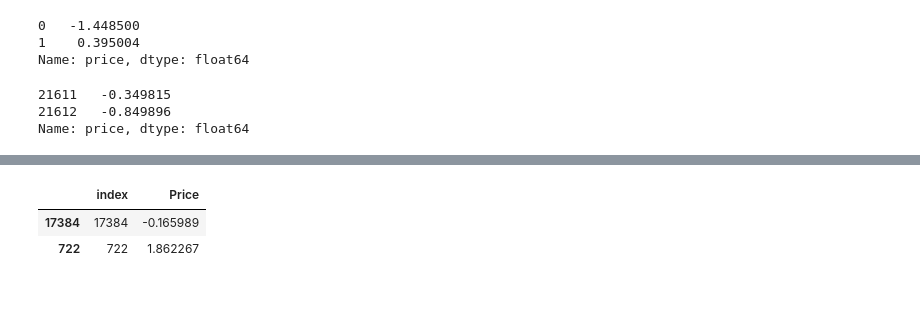
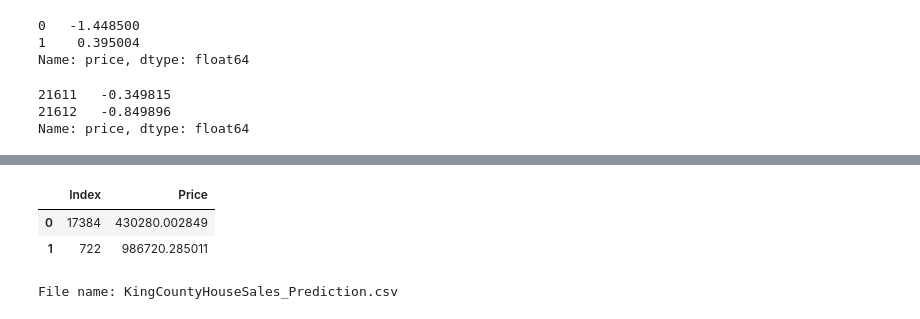
Before and after one commit to AdityaSreevatsaK/DS-ML-Playground, a Jupyter notebook: c. Jupyter Notebooks/King County House Sales.ipynb, the cells around one changed output, grey strips where cells are left out. Drawn from its saved outputs; the diff is of its cells as text; code cells hidden in the pictures.

```diff
--- a/c. Jupyter Notebooks/King County House Sales.ipynb
+++ b/c. Jupyter Notebooks/King County House Sales.ipynb
@@ -17,7 +14,7 @@ import statsmodels.api as sm
 
 warnings.filterwarnings('ignore')
 # %%
-house_data = pd.read_csv("kc_house_data.csv")
+house_data = pd.read_csv("../b. Datasets/King County House Sales/King County House Sales.csv")
 # %%
 display(house_data.head(2))
 display(house_data.tail(2))
@@ -297,9 +299,10 @@ plt.show()
 # %%
-y_test_pred_padded = np.zeros((6484, 21))
-y_test_pred_padded[:, 2] = y_test_pred.values.flatten()
-y_test_pred_original = standard_scaler.inverse_transform(y_test_pred_padded)
-y_test_pred = y_test_pred_original[:, 2]
-y_test_pred = y_test_pred.reshape(-1, 1)
-y_test_pred = yeo_johnson.inverse_transform(y_test_pred)
+
+y_test_pred_padded = np.zeros((6484, 25))
+y_test_pred_padded[:, 1] = y_test_pred.values
+y_test_pred_inv_transform = yeo_johnson.inverse_transform(y_test_pred_padded)
+y_test_pred_original_scale = standard_scaler.inverse_transform(y_test_pred_inv_transform)
+y_test_pred = pd.DataFrame(y_test_pred_original_scale, columns=feature_names)
+y_test_pred = y_test_pred['price']
 y_test_pred
 # %% [output]
@@ -307,11 +321,18 @@ ValueError: operands could not be broadcast together with shapes (6484,21) (25,)
 # %%
 
 submission_dataframe = pd.DataFrame({
-    'index': X_test.index,
+    'Index': X_test.index,
     'Price': y_test_pred
 })
 submission_dataframe.head(2)
 # %% [output]
-|  | index | Price |
-| 17384 | 17384 | -0.165989 |
-| 722 | 722 | 1.862267 |
+|  | Index | Price |
+| 0 | 17384 | 430280.002849 |
+| 1 | 722 | 986720.285011 |
+# %%
+submission_dataframe_file = '../d. Output Files/KingCountyHouseSales/' + 'KingCountyHouseSales_Prediction.csv'
+print(f"File name: {submission_dataframe_file.split('/')[3]}")
+submission_dataframe.sort_values(by='Index', inplace=True)
+submission_dataframe.to_csv(submission_dataframe_file, index=False)
+# %% [output]
+File name: KingCountyHouseSales_Prediction.csv
```
Also changed, not shown: parts of 8 cells of this notebook, 4 other files.
